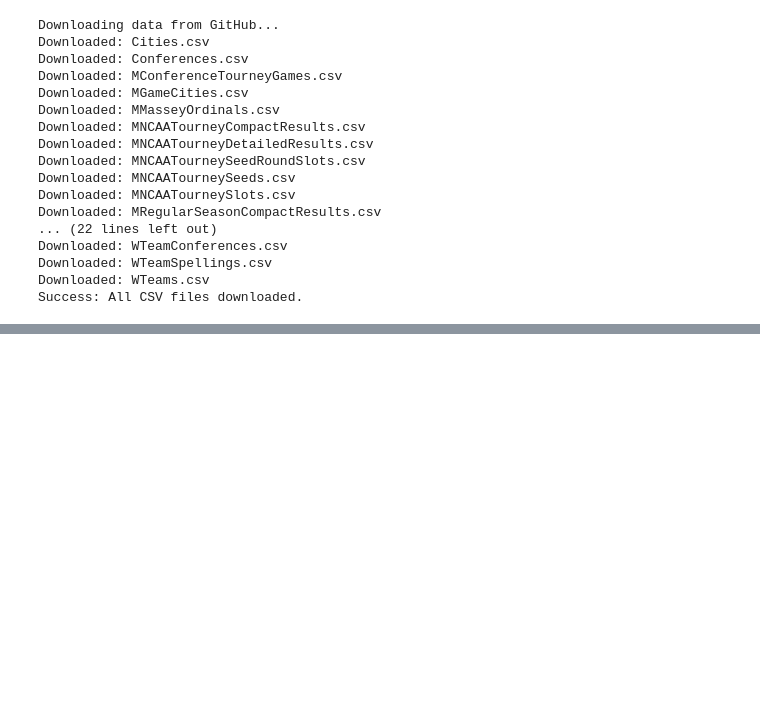
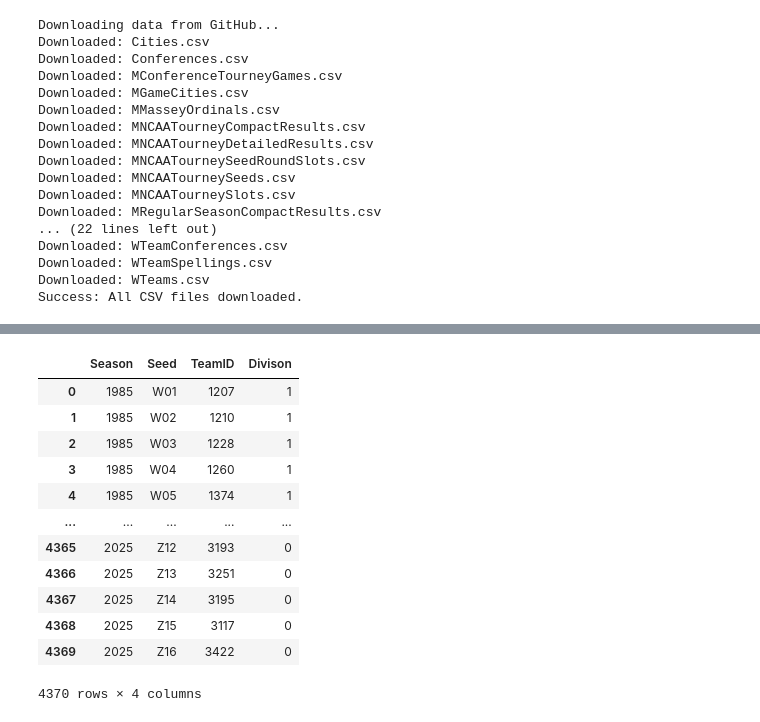
Before and after one commit to COMP3608-GROUP-9-PROJECT/COMP3608_PROJECT, a Jupyter notebook: DataPreProcessing.ipynb, the cells around one changed output, grey strips where cells are left out. Cells and saved outputs as stored; diff of their text form; code cells hidden in the pictures; blank space fills up the shorter version.

```diff
--- a/DataPreProcessing.ipynb
+++ b/DataPreProcessing.ipynb
@@ -51,0 +120,16 @@ Success: All CSV files downloaded.
+# %%
+seeds
+# %% [output]
+|  | Season | Seed | TeamID | Divison |
+| 0 | 1985 | W01 | 1207 | 1 |
+| 1 | 1985 | W02 | 1210 | 1 |
+| 2 | 1985 | W03 | 1228 | 1 |
+| 3 | 1985 | W04 | 1260 | 1 |
+| 4 | 1985 | W05 | 1374 | 1 |
+| ... | ... | ... | ... | ... |
+| 4365 | 2025 | Z12 | 3193 | 0 |
+| 4366 | 2025 | Z13 | 3251 | 0 |
+| 4367 | 2025 | Z14 | 3195 | 0 |
+| 4368 | 2025 | Z15 | 3117 | 0 |
+| 4369 | 2025 | Z16 | 3422 | 0 |
+4370 rows × 4 columns
```
Also changed, not shown: parts of 3 cells of this notebook.
